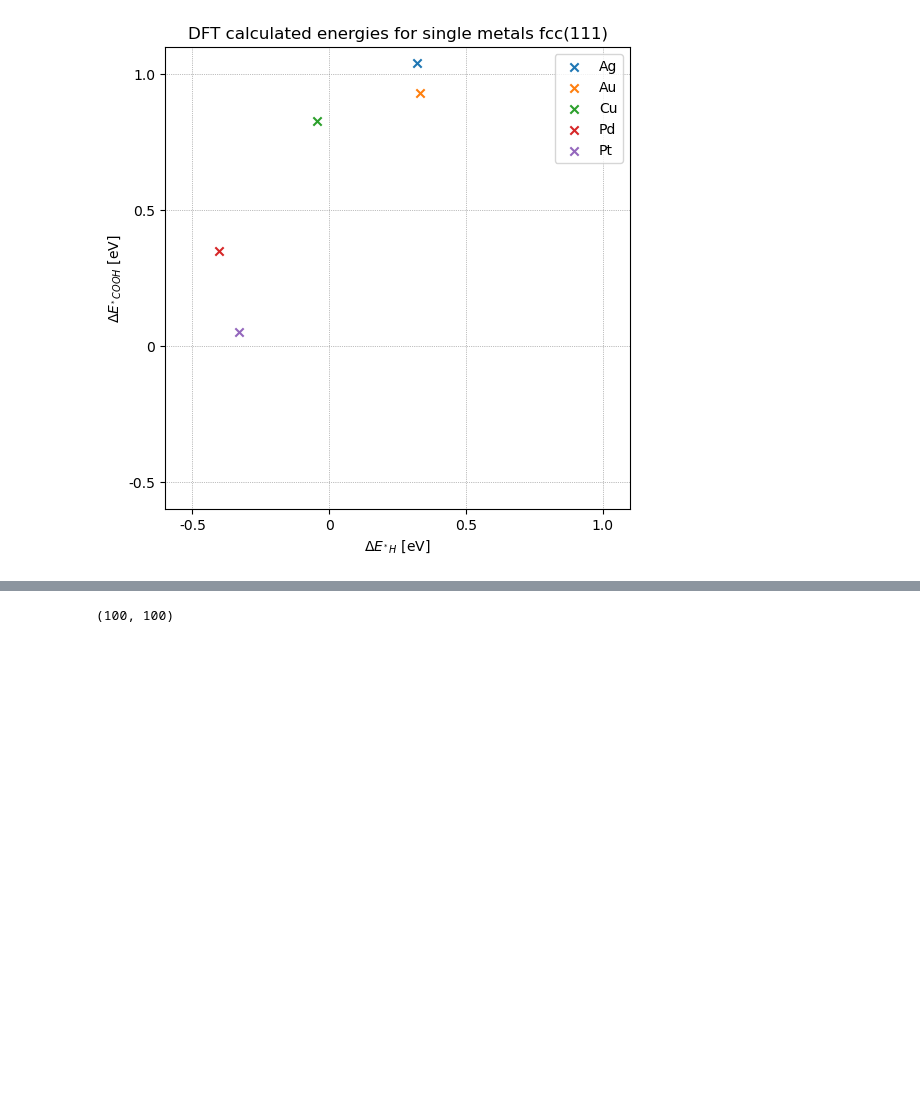
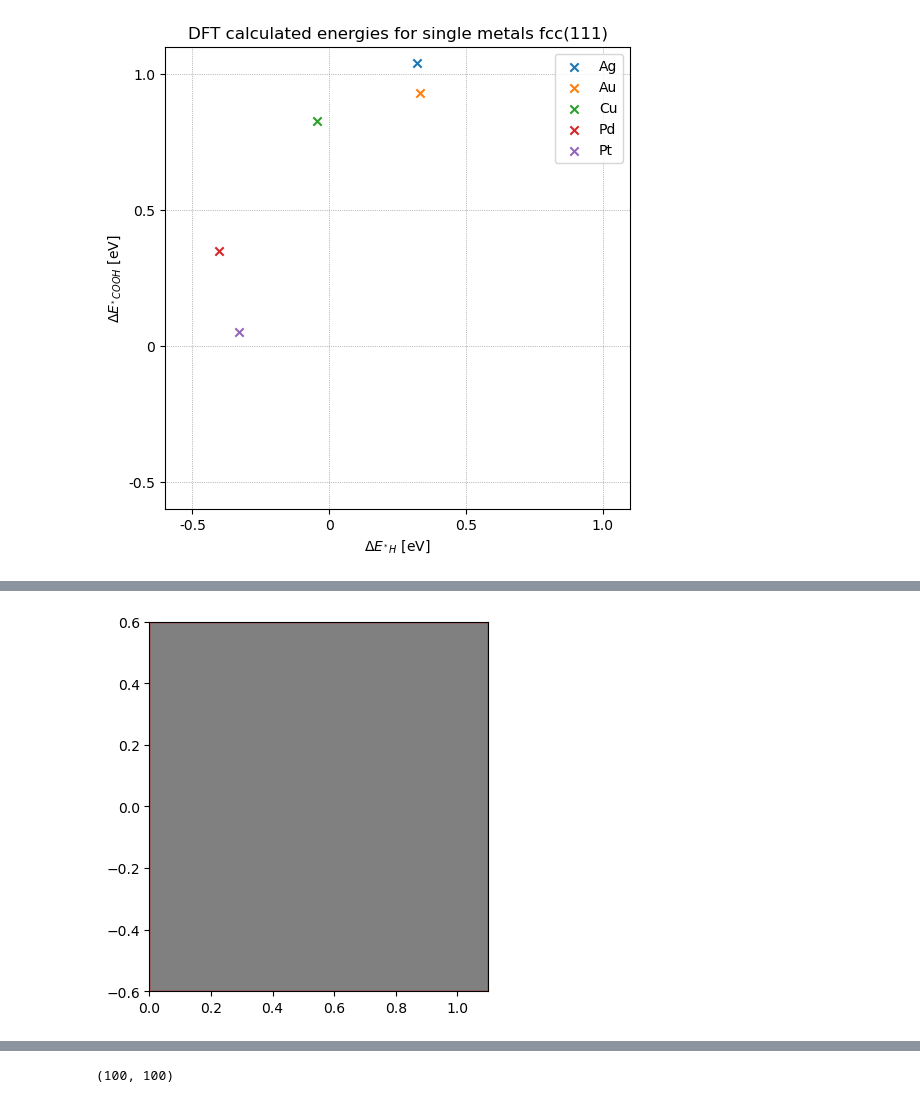
Before and after one commit to MarcusNoergaardWeng/CatalysisThesis, a Jupyter notebook: Notebooks/DFT Calculated energies.ipynb, the cells around one changed output, grey strips where cells are left out. Drawn from its saved outputs; the diff is of its cells as text; code cells hidden in the pictures; blank space fills up the shorter version.

```diff
--- a/Notebooks/DFT Calculated energies.ipynb
+++ b/Notebooks/DFT Calculated energies.ipynb
@@ -232,0 +302,24 @@ plt.show()
+# %%
+import matplotlib.pyplot as plt
+import matplotlib.patches as patches
+
+# Create the figure and axes
+fig, ax = plt.subplots()
+
+# Create a rectangle patch
+rect = patches.Rectangle((0, -0.6), 1.1, 1.2, linewidth=1, edgecolor='r', facecolor='gray')
+
+# Add the rectangle to the plot
+ax.add_patch(rect)
+
+# Set the aspect ratio to 'equal' for a square plot
+ax.set_aspect('equal')
+
+# Set the plot limits
+ax.set_xlim(0, 1.1)
+ax.set_ylim(-0.6, 0.6)
+
+# Show the plot
+plt.show()
+# %% [output]
+[figure, added]
```
Also changed, not shown: parts of 15 cells of this notebook, 2 other files.
